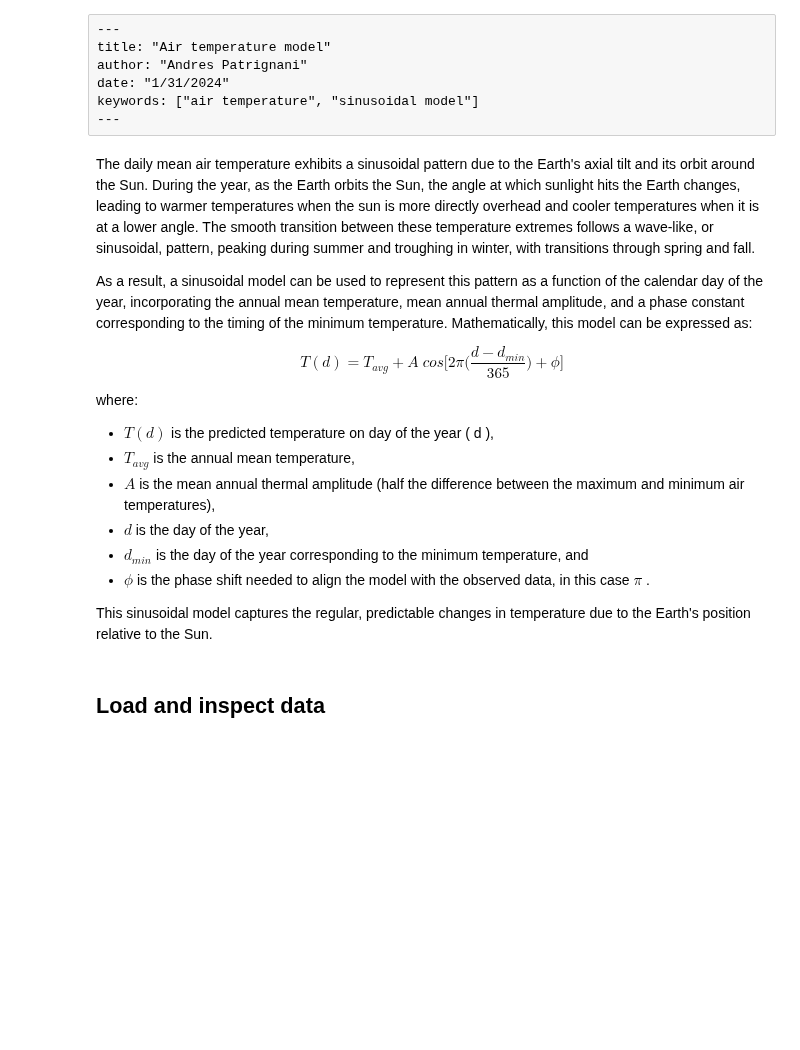
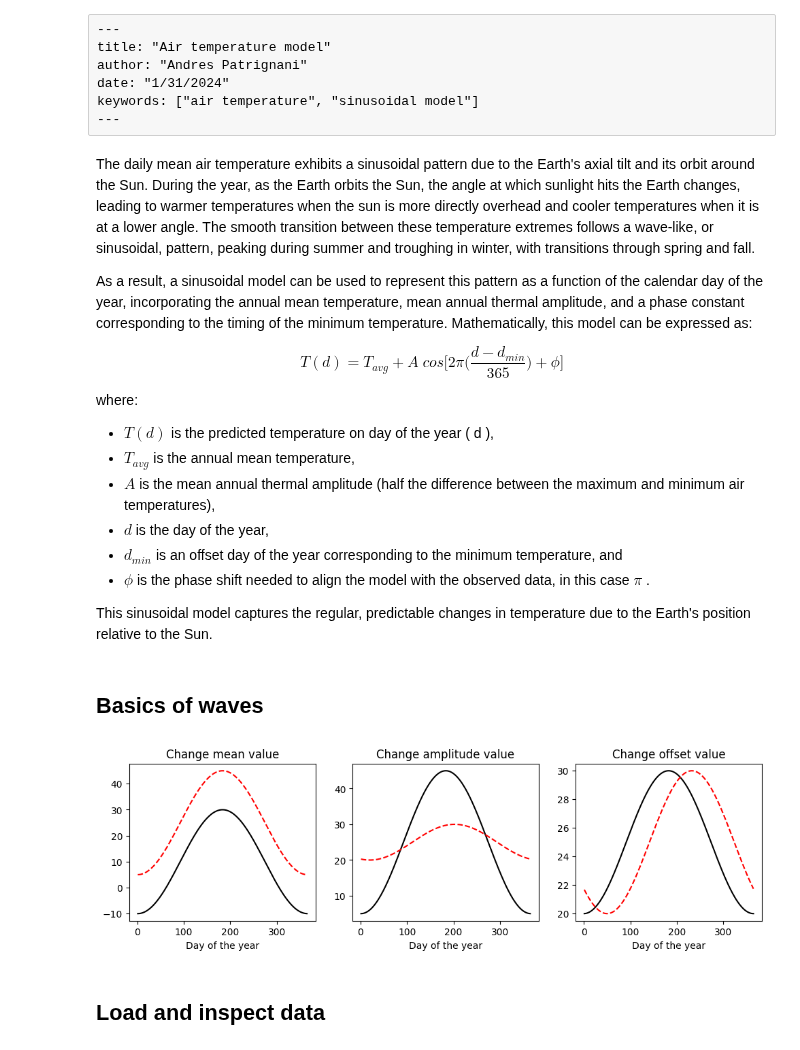
Before and after one commit to soilwater/pynotes-agriscience, a Jupyter notebook: exercises/air_temperature_model.ipynb, the cells around one changed output. Drawn from its saved outputs; the diff is of its cells as text; code cells hidden in the pictures; blank space fills up the shorter version.

```diff
--- a/exercises/air_temperature_model.ipynb
+++ b/exercises/air_temperature_model.ipynb
@@ -17,7 +17,7 @@ where:
 - $T_{avg}$ is the annual mean temperature,
 - $A$ is the mean annual thermal amplitude (half the difference between the maximum and minimum air temperatures),
 - $d$ is the day of the year,
-- $d_{min}$ is the day of the year corresponding to the minimum temperature, and
+- $d_{min}$ is an offset day of the year corresponding to the minimum temperature, and
 - $\phi$ is the phase shift needed to align the model with the observed data, in this case $\pi$ .
 
 This sinusoidal model captures the regular, predictable changes in temperature due to the Earth's position relative to the Sun.
@@ -27,6 +27,37 @@ import numpy as np
 import pandas as pd
 import matplotlib.pyplot as plt
 from scipy.stats import circmean
+# %% [markdown]
+## Basics of waves
+# %%
+doy = np.arange(1, 366)
+wave_model = lambda x,a,b,c: a + b * np.cos(2*np.pi*(x-c)/365 + np.pi)
+# %%
+doy = np.arange(1,366,1)
+
+plt.figure(figsize=(12,3))
+
+plt.subplot(1,3,1)
+plt.title('Change mean value')
+plt.plot(doy, wave_model(doy, a=10, b=20, c=1), '-k')
+plt.plot(doy, wave_model(doy, a=25, b=20, c=1), '--r')
+plt.xlabel('Day of the year')
+
+plt.subplot(1,3,2)
+plt.title('Change amplitude value')
+plt.plot(doy, wave_model(doy, a=25, b=20, c=1), '-k')
+plt.plot(doy, wave_model(doy, a=25, b=5, c=20), '--r')
+plt.xlabel('Day of the year')
+
+plt.subplot(1,3,3)
+plt.title('Change offset value')
+plt.plot(doy, wave_model(doy, a=25, b=5, c=0), '-k')
+plt.plot(doy, wave_model(doy, a=25, b=5, c=50), '--r')
+plt.xlabel('Day of the year')
+
+plt.show()
+# %% [output]
+[figure, added]
 # %% [markdown]
 ## Load and inspect data
 # %%
```
Also changed, not shown: 7 other files.
